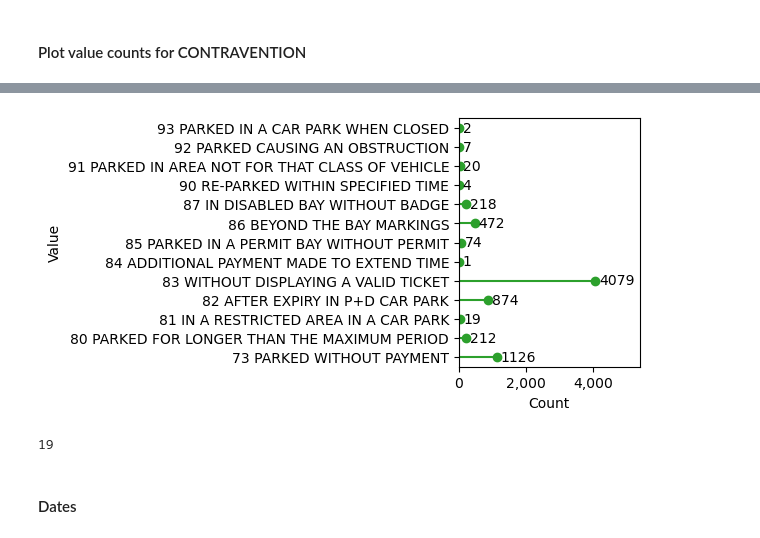
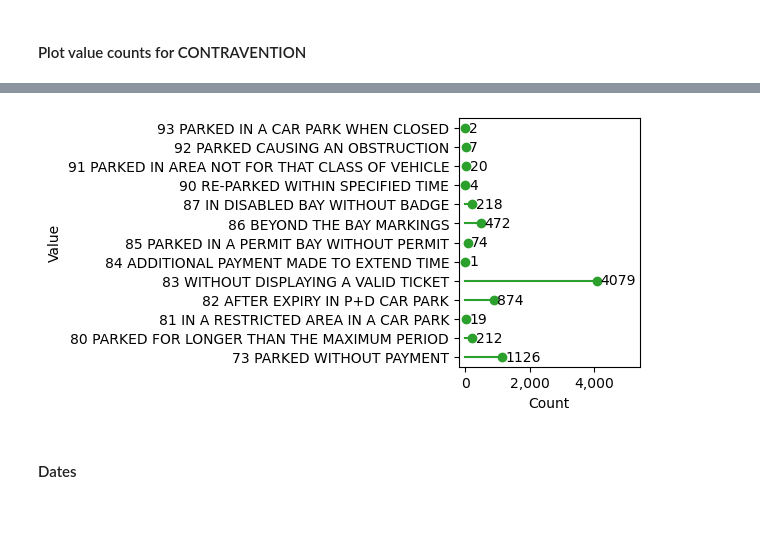
Before and after one commit to royruddle/vizdataquality, a Jupyter notebook: notebooks/Workflow (parking fines).ipynb, the cells around one changed output, grey strips where cells are left out. Saved outputs shown, nothing was run; the diff lists cells and outputs as text; code cells hidden in the pictures.

```diff
--- a/notebooks/Workflow (parking fines).ipynb
+++ b/notebooks/Workflow (parking fines).ipynb
@@ -433,10 +410,10 @@ report.add_figure(fig_filename, text, 'Number of records for each LOCATION.')
 #### Plot value counts for CONTRAVENTION
 # %%
 fig_kw = {'size_inches': (6, 3), 'constrained_layout': True}
-ax_kw = {'xlim': (0, 5400)}
+ax_kw = {'xlim': (-200, 5400)}
 col = 'CONTRAVENTION'
 fig_filename = os.path.join(report_folder, 'value_counts CONTRAVENTION.jpg')
 vdqp.lollipop(df6[col].value_counts(), vert=False, datalabels=True, filename=fig_filename, overwrite=overwrite, fig_kw=fig_kw, ax_kw=ax_kw)
 text = '$figure shows that Contravention 83 occurs in more records than all of the other contraventions put together, some of which only occur once or twice.'
-report.add_figure(fig_filename, text, 'Number of records for each CONTRAVENTION.')
+report.add_figure(fig_filename, text, 'Number of records for each CONTRAVENTION.');
 # %% [output]
@@ -445,5 +420,4 @@ report.add_figure(fig_filename, text, 'Number of records for each CONTRAVENTION.
-[figure, old version]
+[figure, new version]
-19
 # %% [markdown]
 #### Dates
 # %%
```
Also changed, not shown: parts of 22 cells of this notebook, 14 other files.
